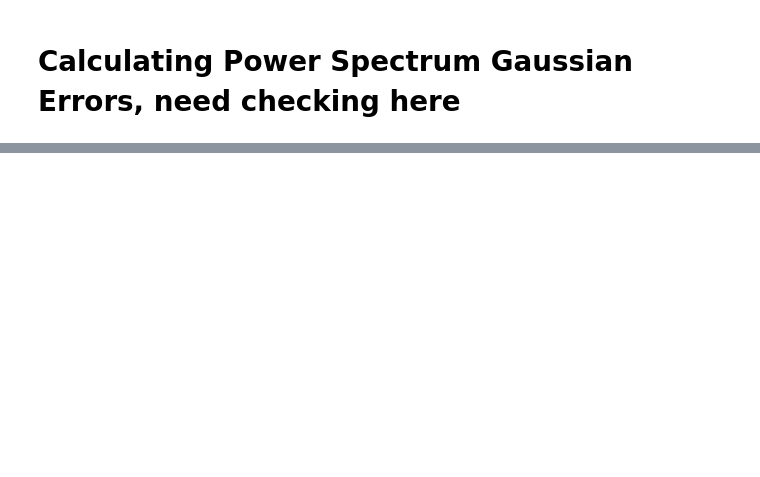
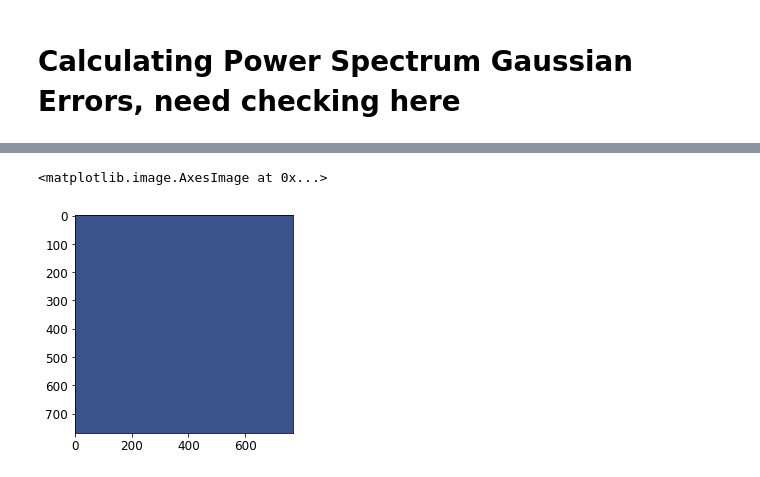
Before and after one commit to catketchup/DES_ACT_test, a Jupyter notebook: th_nonlinear.ipynb, the cells around one changed output, grey strips where cells are left out. Drawn from its saved outputs; the diff is of its cells as text; code cells hidden in the pictures; blank space fills up the shorter version.

Commit message:
generated preliminary Cov Matrix

```diff
--- a/th_nonlinear.ipynb
+++ b/th_nonlinear.ipynb
@@ -202,0 +208,4 @@ No handles with labels found to put in legend.
+# %%
+cl_gg = clgg_input_nl[:,1]
+cl_kg = clkg_input_nl[:,1]
+cl_kk = clkk_th
@@ -202,0 +229,30 @@ No handles with labels found to put in legend.
+# %%
+w00 = nmt.NmtWorkspace()
+w00.compute_coupling_matrix(fg, fg, b)
+
+cl_coupled = nmt.compute_coupled_cell(fg, fg)
+cl_decoupled = w00.decouple_cell(cl_coupled)
+n_ell = len(cl_decoupled[0])
+# %%
+cw = nmt.NmtCovarianceWorkspace()
+cw.compute_coupling_coefficients(fg,fg,fg,fg)
+# %%
+# Try to get Cov(Clgg, Clgg
+covar_00_00_decoupled = nmt.gaussian_covariance(cw, 0, 0, 0, 0,
+                                                [cl_gg],
+                                                [cl_gg],
+                                                [cl_gg],
+                                                [cl_gg],
+                                                w00)
+covar_00_00_coupled = nmt.gaussian_covariance(cw, 0, 0, 0, 0,
+                                              [cl_gg],
+                                              [cl_gg],
+                                              [cl_gg],
+                                              [cl_gg],
+                                              w00, coupled=True)
+# %%
+plt.figure()
+plt.imshow(covar_00_00_coupled)
+# %% [output]
+<matplotlib.image.AxesImage at 0x...>
+[figure, added]
```
Also changed, not shown: parts of 15 cells of this notebook, 3 other files.
